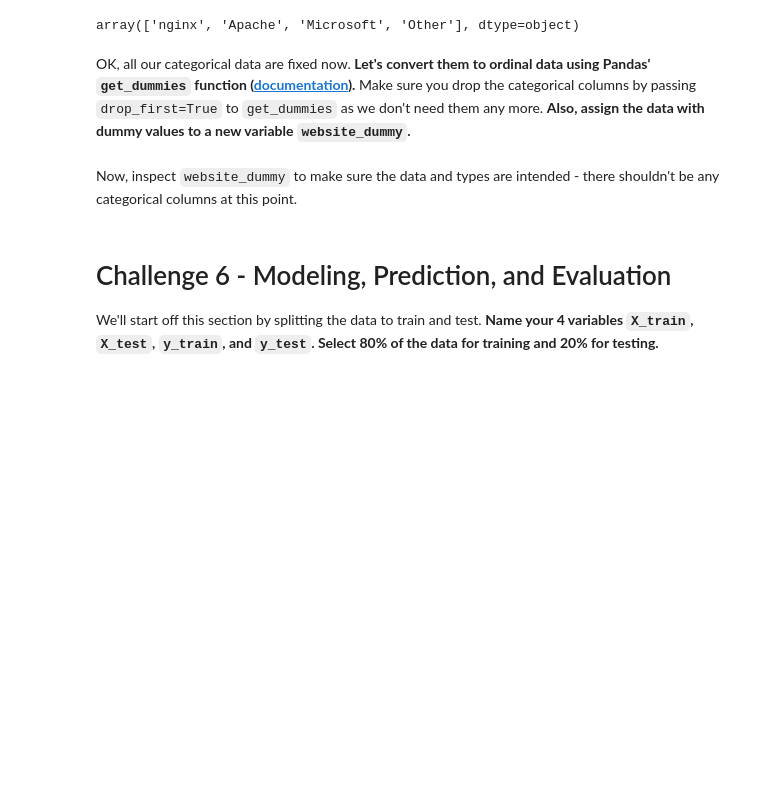
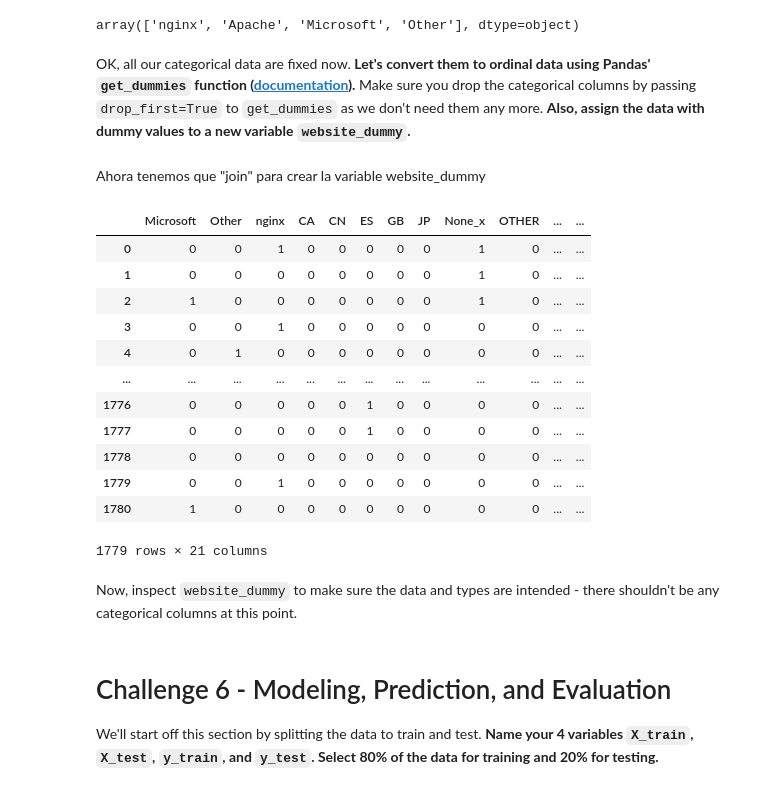
Before and after one commit to ironhack-datalabs/datamad1020-rev, a Jupyter notebook: module-3/lab-supervised-learning/your-code/main.ipynb, the cells around one changed output. Drawn from its saved outputs; the diff is of its cells as text; code cells hidden in the pictures; blank space fills up the shorter version.

```diff
--- a/module-3/lab-supervised-learning/your-code/main.ipynb
+++ b/module-3/lab-supervised-learning/your-code/main.ipynb
@@ -510,3 +513,23 @@ c_dummies = pd.get_dummies(websites['CHARSET'], drop_first = True)
+# %% [markdown]
+Ahora tenemos que "join" para crear la variable website_dummy
+# %%
+join_dummies = pd.merge(s_dummies, countries_dummies,left_index=True, right_index=True )
+website_dummy = pd.merge(join_dummies, c_dummies,left_index=True, right_index=True)
+website_dummy
+# %% [output]
+|  | Microsoft | Other | nginx | CA | CN | ES | GB | JP | None_x | OTHER | ... | ... |
+| 0 | 0 | 0 | 1 | 0 | 0 | 0 | 0 | 0 | 1 | 0 | ... | ... |
+| 1 | 0 | 0 | 0 | 0 | 0 | 0 | 0 | 0 | 1 | 0 | ... | ... |
+| 2 | 1 | 0 | 0 | 0 | 0 | 0 | 0 | 0 | 1 | 0 | ... | ... |
+| 3 | 0 | 0 | 1 | 0 | 0 | 0 | 0 | 0 | 0 | 0 | ... | ... |
+| 4 | 0 | 1 | 0 | 0 | 0 | 0 | 0 | 0 | 0 | 0 | ... | ... |
+| ... | ... | ... | ... | ... | ... | ... | ... | ... | ... | ... | ... | ... |
+| 1776 | 0 | 0 | 0 | 0 | 0 | 1 | 0 | 0 | 0 | 0 | ... | ... |
+| 1777 | 0 | 0 | 0 | 0 | 0 | 1 | 0 | 0 | 0 | 0 | ... | ... |
+| 1778 | 0 | 0 | 0 | 0 | 0 | 0 | 0 | 0 | 0 | 0 | ... | ... |
+| 1779 | 0 | 0 | 1 | 0 | 0 | 0 | 0 | 0 | 0 | 0 | ... | ... |
+| 1780 | 1 | 0 | 0 | 0 | 0 | 0 | 0 | 0 | 0 | 0 | ... | ... |
+1779 rows × 21 columns
 # %% [markdown]
 Now, inspect `website_dummy` to make sure the data and types are intended - there shouldn't be any categorical columns at this point.
 # %% [markdown]
```
Also changed, not shown: parts of 3 cells of this notebook.
